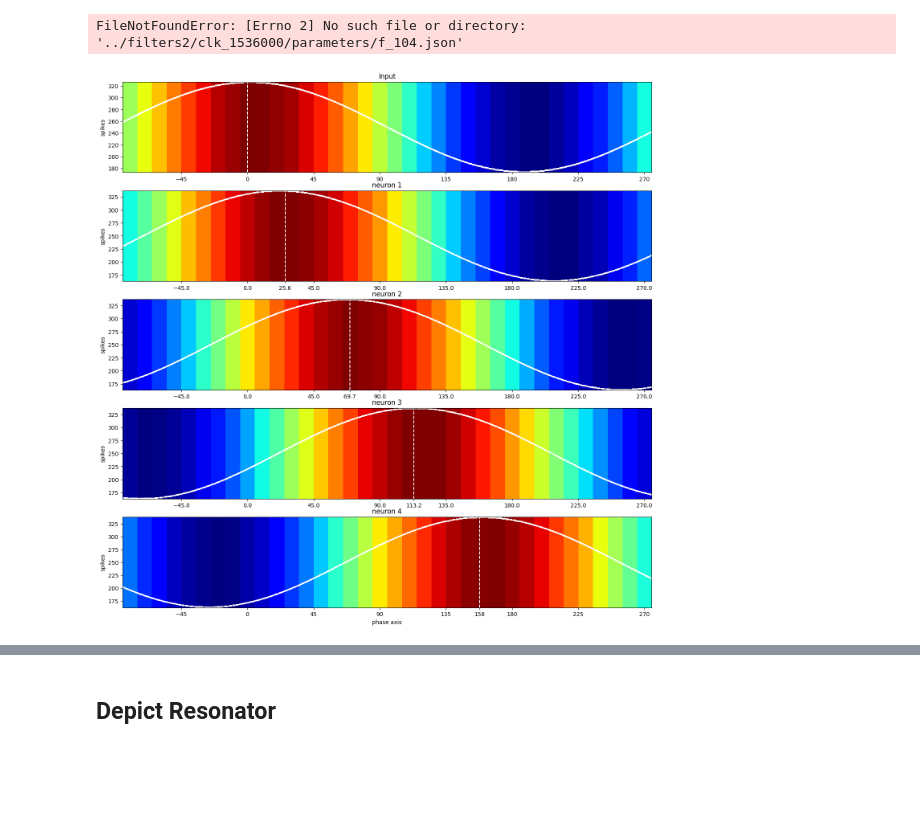
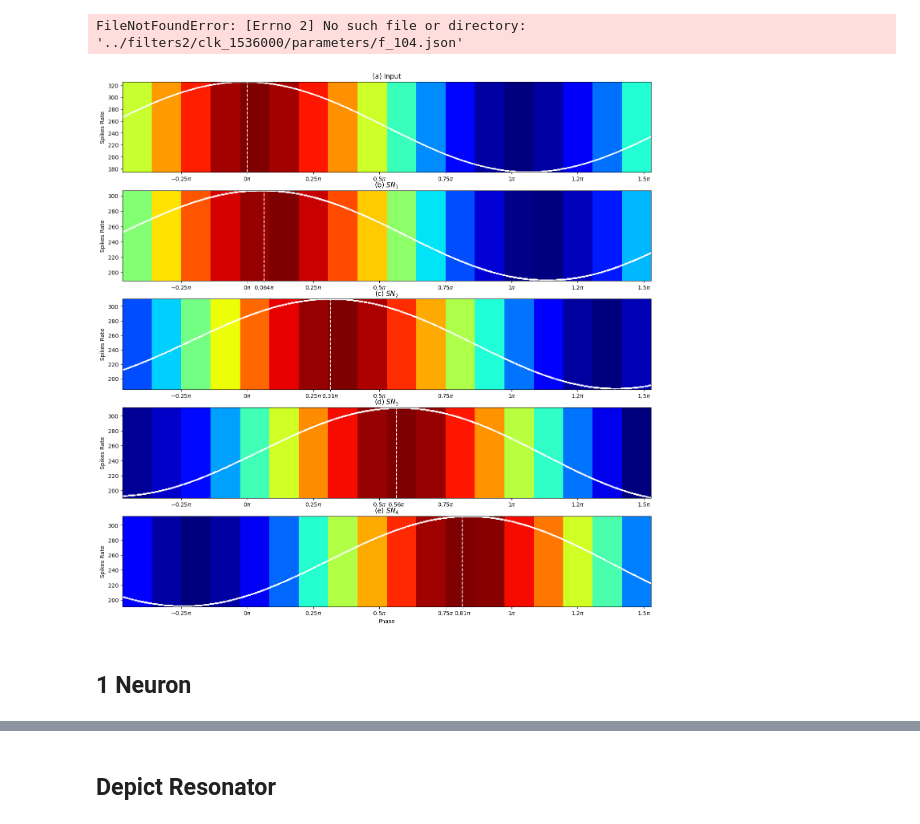
Before and after one commit to yakir4123/SNN-SCTN, a Jupyter notebook: notebooks/resonator_test_sine.ipynb, the cells around one changed output, grey strips where cells are left out. Cells and saved outputs as stored; diff of their text form; code cells hidden in the pictures; blank space fills up the shorter version.

```diff
--- a/notebooks/resonator_test_sine.ipynb
+++ b/notebooks/resonator_test_sine.ipynb
@@ -144,21 +161,21 @@ FileNotFoundError: [Errno 2] No such file or directory: '../filters2/clk_1536000
 from snn.resonator import create_base_resonator, simple_resonator
 
 clk_freq = 1536000
-resonator_freq = 104
-# clk_freq = 76800
+resonator_freq = 212
 duration = 1.5
-# resonator_freq = '5.900'
-# my_resonator = create_excitatory_resonator(freq0=resonator_freq, clk_freq=clk_freq)
 
-# resonator0 = create_base_resonator(freq0=resonator_freq, clk_freq=clk_freq)
-resonator0 = simple_resonator(freq0=resonator_freq, clk_freq=clk_freq, lf=5, thetas=[-1, -5, -5, -5], weights=[11, 9, 10, 10, 10])
+resonator0 = simple_resonator(freq0=resonator_freq, clk_freq=clk_freq, lf=4,
+                              thetas=[-9.896, -21.483, -20.349, -20.591],
+                              weights=[34.091, 53.846, 42.951, 40.759, 41.223])
 resonator0.amplitude[0] = 10_000.0
 resonator0.log_out_spikes(0)
 
 # my_resonator = create_base_resonator(freq0=resonator_freq, clk_freq=clk_freq)
-my_resonator = simple_resonator(freq0=resonator_freq, clk_freq=clk_freq, lf=5, thetas=[-1, -5, -5, -5], weights=[11, 9, 10, 10, 10])
+my_resonator = simple_resonator(freq0=resonator_freq, clk_freq=clk_freq, lf=4,
+                              thetas=[-9.896, -21.483, -20.349, -20.591],
+                              weights=[53.846, 34.091, 42.951, 40.759, 41.223])
 
-signal_freq = 104
+signal_freq = 212
 
 neurons_log_spikes = range(5)
 for i in neurons_log_spikes:
@@ -179,8 +196,9 @@ resonator0.input_full_data(sine_wave)
 None
 # %%
 fig, axs = plt.subplots(5, 1, figsize=(17, 17))
-phase_shift = [25.6, 44.1, 43.5, 44.7]
+phase_shift = [11.6, 45, 45, 45]
 labels = ['input'] + [f'shift by {i}' for i in phase_shift]
+abc_order = ['a', 'b', 'c', 'd', 'e']
 for i in neurons_log_spikes:
     spikes_window_size = 500
     if i == 0:
@@ -188,44 +206,55 @@ for i in neurons_log_spikes:
     else:
         output_neuron = my_resonator.neurons[i]
     y_events = output_neuron.out_spikes()
-    y_events = y_events[(y_events > (duration - (3/signal_freq)) * clk_freq) & (y_events < (duration - (2/signal_freq)) * clk_freq)]
+#     y_events = y_events[(y_events > (duration - (3/signal_freq)) * clk_freq) & (y_events < (duration - (2/signal_freq)) * clk_freq)]
+    first_phase = 4
+    n_phases = 1
+    y_events = y_events[(y_events > (first_phase/signal_freq) * clk_freq) & (y_events < ((first_phase + n_phases)/signal_freq) * clk_freq)]
     y_events -= y_events[0]
-    y_spikes = np.zeros(int(clk_freq / signal_freq))
+    y_spikes = np.zeros(int(clk_freq / signal_freq) * n_phases)
     y_spikes[y_events] = 1
     y_spikes_rollsum = np.convolve(y_spikes, np.ones(spikes_window_size, dtype=int), 'valid')
 
     max_spikes = np.max(y_spikes_rollsum)
     min_spikes = np.min(y_spikes_rollsum)
 
     bin_window = 400
     pdm = y_spikes[:-(len(y_spikes)%bin_window)]
     pdm = pdm.reshape(-1, bin_window).sum(axis=1)
     pdm = np.array([pdm])
     ax = axs[i]
     if i == 0:
-        ax.set_title(f'Input')
+        ax.set_title(f'({abc_order[i]}) Input')
     else:
-        ax.set_title(f'neuron {i}')
+        ax.set_title(f'({abc_order[i]})' + r' $SN_{i}$'.format(i=i))
     pivot = 85
     im = ax.imshow(pdm, aspect='auto',
                cmap='jet', origin='lower',
-               extent=[0-pivot, 360-pivot, min_spikes, max_spikes],
+               extent=[0-pivot, n_phases*360-pivot, min_spikes, max_spikes],
                )
     if i == 0:
         ax.vlines(0, min_spikes, max_spikes, color='w', linestyle='--')
-        ax.set_xticks([-45, 0, 45, 90, 135, 180, 225, 270])
+        x_ticks = np.array([-45, 0, 45, 90, 135, 180, 225, 270])
+        ax.set_xticks(x_ticks)
+        x_labels_ticks = [r"$" + format(t/180, ".2g")+ r"\pi$" for t in x_ticks]
+        ax.set_xticklabels(x_labels_ticks)
     else:
         peak = sum(phase_shift[:i])
         ax.vlines(peak, min_spikes, max_spikes, color='w', linestyle='--')
-        ax.set_xticks(sorted([-45, 0, 45, 90, 135, 180, 225, 270] + [peak]))
+        x_ticks = np.array(sorted([-45, 0, 45, 90, 135, 180, 225, 270]+ [peak]))
+        ax.set_xticks(x_ticks)
+        x_labels_ticks = [r"$" + format(t/180, ".2g")+ r"\pi$" for t in x_ticks]
+        ax.set_xticklabels(x_labels_ticks)
     # fig.colorbar(im, ax=ax)
-    ax.plot(np.linspace(0-pivot, 360-pivot, len(y_spikes_rollsum)), y_spikes_rollsum, color='w')
-    ax.set_ylabel('spikes')
+    ax.plot(np.linspace(0-pivot, n_phases*360-pivot, len(y_spikes_rollsum)), y_spikes_rollsum, color='w')
+    ax.set_ylabel('Spikes Rate')
 
 
     if i == 4:
-        ax.set_xlabel('phase axis')
+        ax.set_xlabel('Phase')
 
 plt.show()
 # %% [output]
-[figure, old version]
+[figure, new version]
+# %% [markdown]
+## 1 Neuron
```
Also changed, not shown: parts of 14 cells of this notebook, 3 other files.
